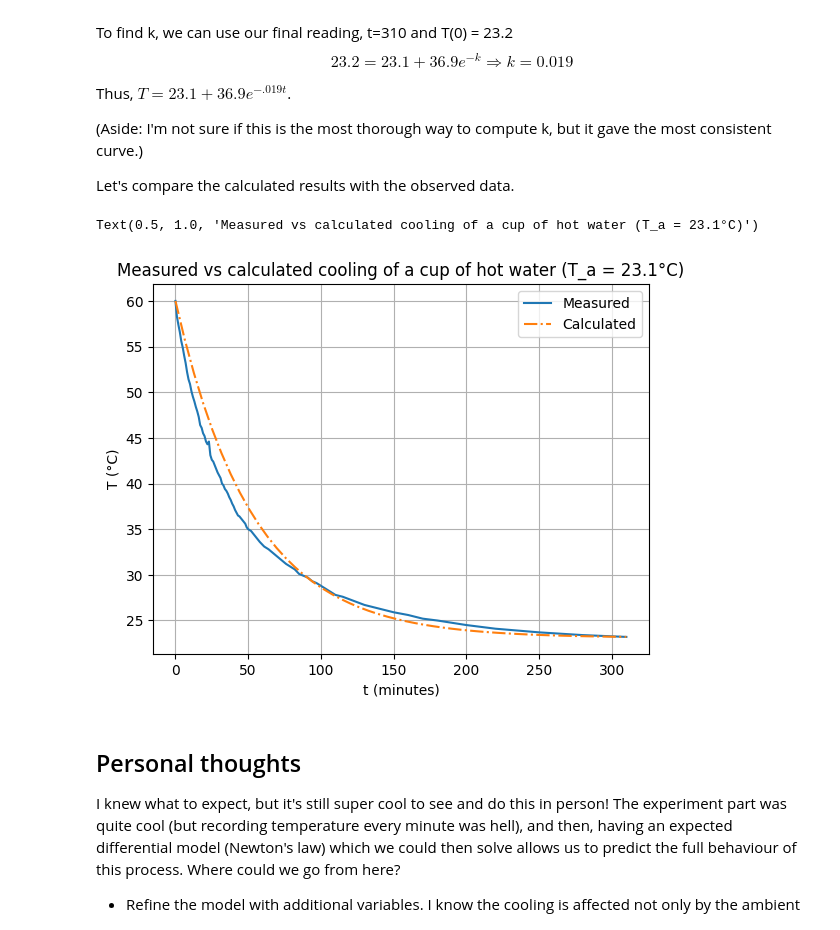
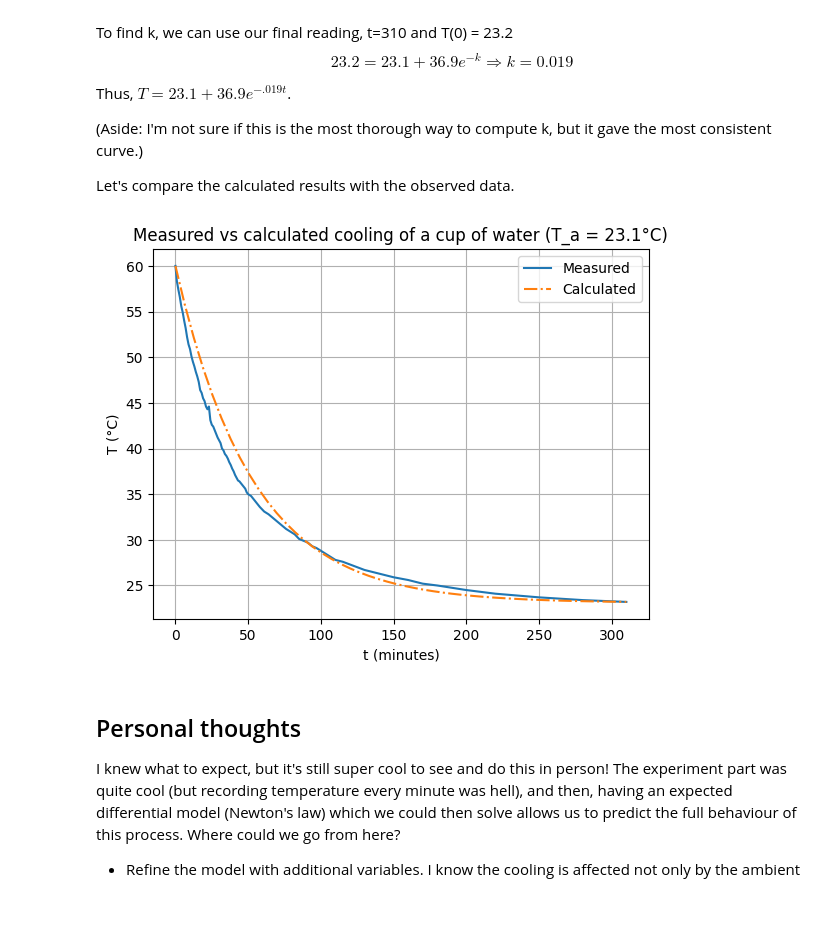
Before and after one commit to shalvah/CourseProjects, a Jupyter notebook: analysis_cooling.ipynb, the cells around one changed output. Cells and saved outputs as stored; diff of their text form; code cells hidden in the pictures.

Commit message:
Cooling

```diff
--- a/analysis_cooling.ipynb
+++ b/analysis_cooling.ipynb
@@ -67,17 +67,16 @@ Let's compare the calculated results with the observed data.
 # %%
 t = np.linspace(0, 310)
 k = 0.019
 T = 23.1 + 36.9*np.exp(-k*t)
 plt.plot(minutes, temperatures, label='Measured')
 plt.plot(t, T, '-.', label='Calculated')
 plt.grid(True)
 plt.xlabel('t (minutes)')
 plt.ylabel('T (°C)')
 plt.legend()
-plt.title('Measured vs calculated cooling of a cup of hot water (T_a = 23.1°C)')
+plt.title('Measured vs calculated cooling of a cup of water (T_a = 23.1°C)');
 # %% [output]
-Text(0.5, 1.0, 'Measured vs calculated cooling of a cup of hot water (T_a = 23.1°C)')
-[figure, old version]
+[figure, new version]
 # %% [markdown]
 
 
```
Also changed, not shown: parts of 2 cells of this notebook.
